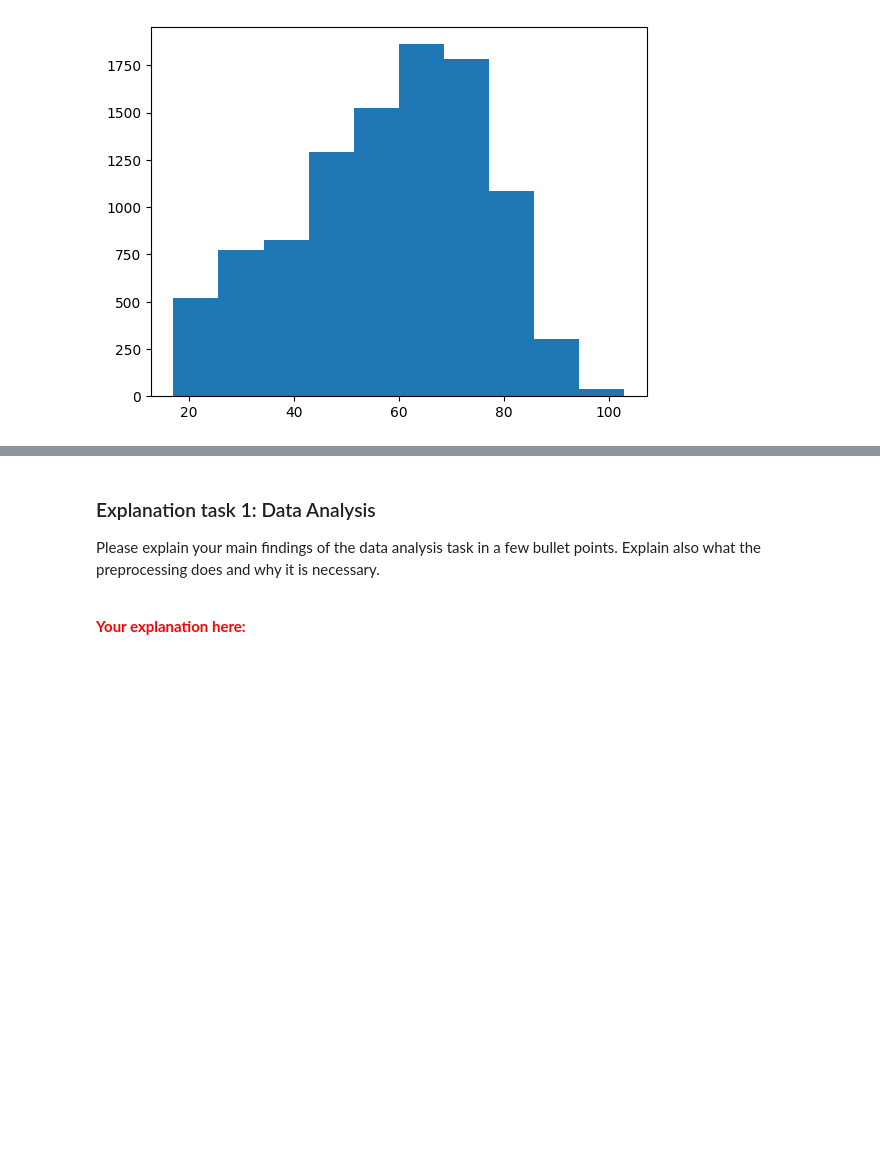
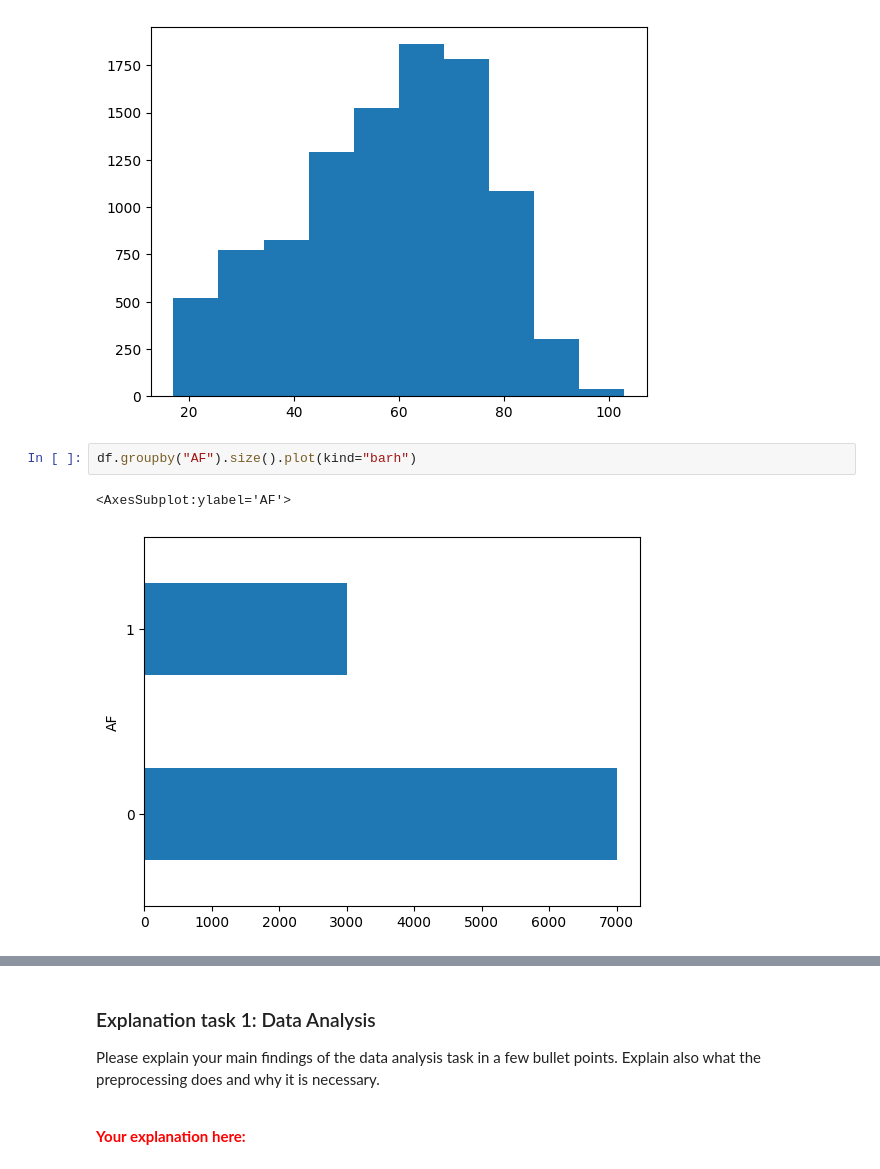
Before and after one commit to ricardocsantana/eeg-class, a Jupyter notebook: assignment_ecg_classification_andre.ipynb, the cells around one changed output, grey strips where cells are left out. Drawn from its saved outputs; the diff is of its cells as text; blank space fills up the shorter version.

```diff
--- a/assignment_ecg_classification_andre.ipynb
+++ b/assignment_ecg_classification_andre.ipynb
@@ -264,3 +264,8 @@ plt.hist(df["age"])
 plt.show()
 # %% [output]
 [figure]
+# %%
+df.groupby("AF").size().plot(kind="barh")
+# %% [output]
+<AxesSubplot:ylabel='AF'>
+[figure, added]
```
Also changed, not shown: parts of 2 cells of this notebook.
